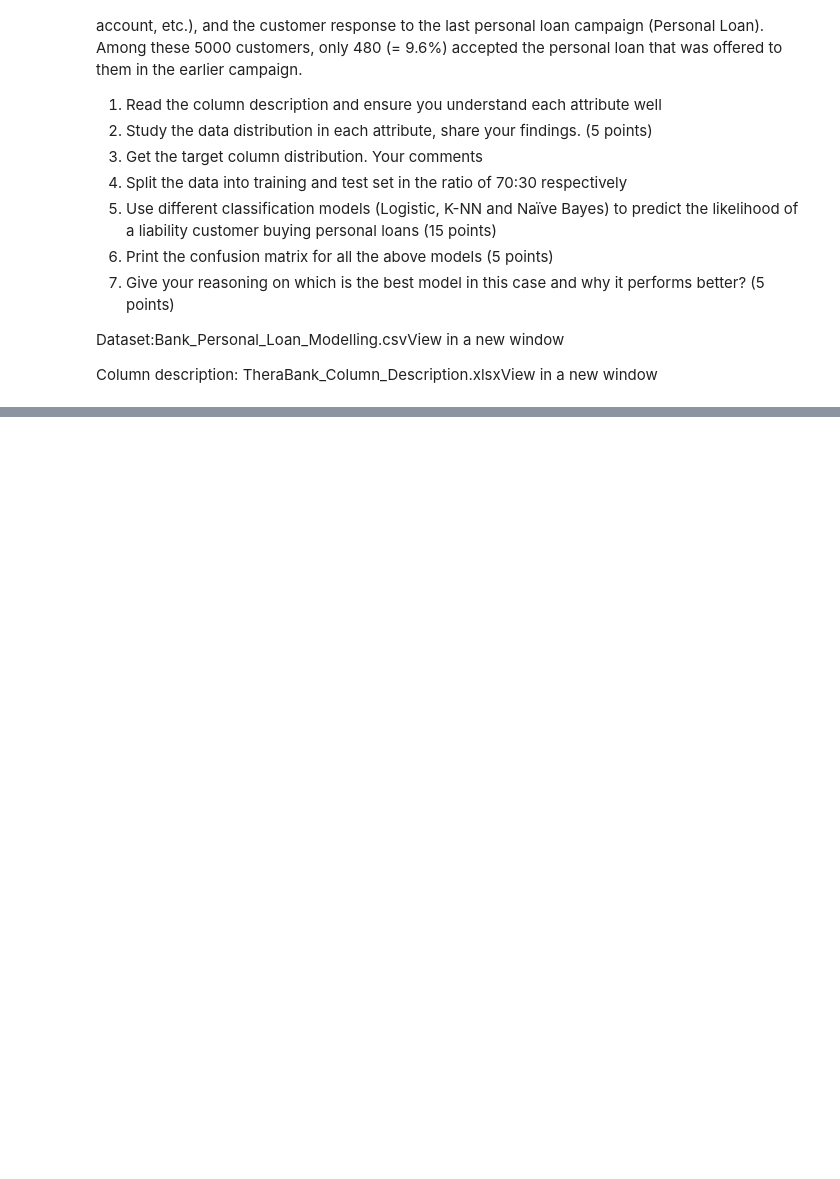
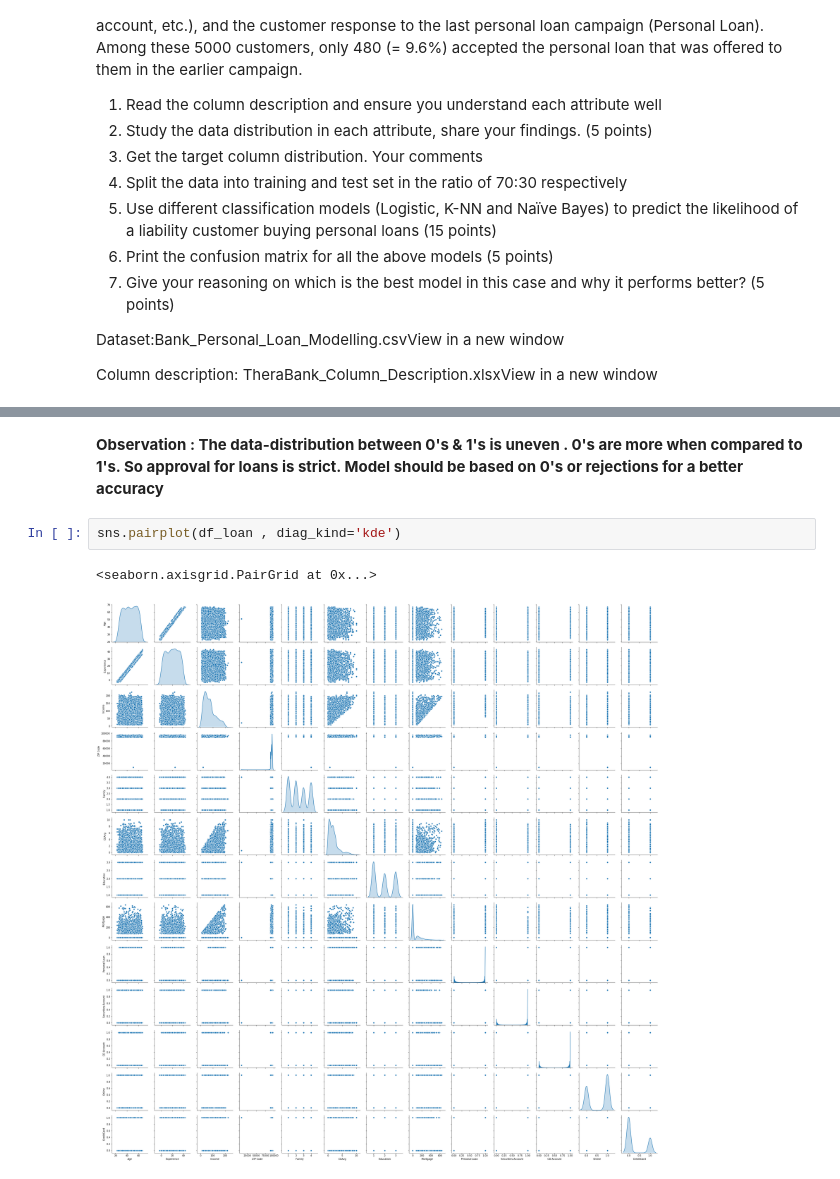
Before and after one commit to GreatLearningAIML1/aiml-ml-hyd-nov-18-batch-sumugapadman, a Jupyter notebook: Supervised Learning - Project 2/Supervised Learning_R3_Project2_Thera Bank.ipynb, the cells around one changed output, grey strips where cells are left out. Cells and saved outputs as stored; diff of their text form; blank space fills up the shorter version.

```diff
--- a/Supervised Learning - Project 2/Supervised Learning_R3_Project2_Thera Bank.ipynb
+++ b/Supervised Learning - Project 2/Supervised Learning_R3_Project2_Thera Bank.ipynb
@@ -24,0 +160,7 @@ Column description: TheraBank_Column_Description.xlsxView in a new window
+# %% [markdown]
+**Observation : The data-distribution between 0's & 1's is uneven . 0's are more when compared to 1's. So approval for loans is strict. Model should be based on 0's or rejections for a better accuracy**
+# %%
+sns.pairplot(df_loan , diag_kind='kde')
+# %% [output]
+<seaborn.axisgrid.PairGrid at 0x...>
+[figure, added]
```
Also changed, not shown: parts of 60 cells of this notebook.
